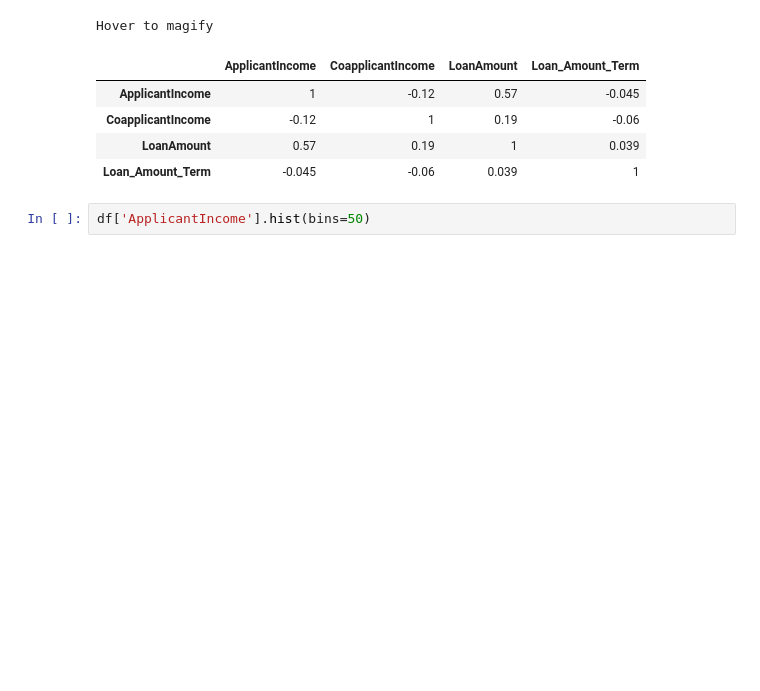
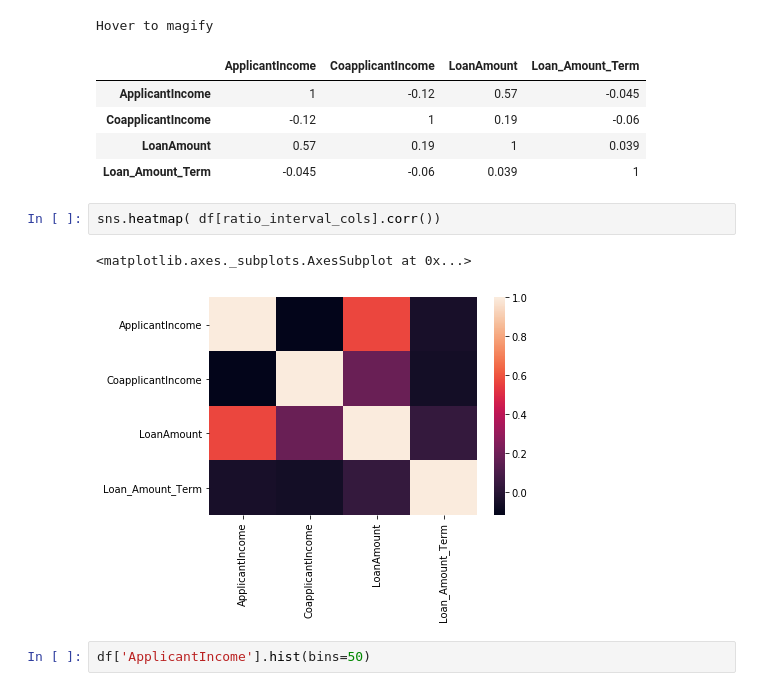
Before and after one commit to virenderdhiman/PyWorkSpace, a Jupyter notebook: LoanPrediction/LoanPredictionV2.ipynb, the cells around one changed output. Saved outputs shown, nothing was run; the diff lists cells and outputs as text; blank space fills up the shorter version.

```diff
--- a/LoanPrediction/LoanPredictionV2.ipynb
+++ b/LoanPrediction/LoanPredictionV2.ipynb
@@ -350,6 +364,11 @@ Hover to magify
 | CoapplicantIncome | -0.12 | 1 | 0.19 | -0.06 |
 | LoanAmount | 0.57 | 0.19 | 1 | 0.039 |
 | Loan_Amount_Term | -0.045 | -0.06 | 0.039 | 1 |
+# %%
+sns.heatmap( df[ratio_interval_cols].corr())
+# %% [output]
+<matplotlib.axes._subplots.AxesSubplot at 0x...>
+[figure, added]
 # %%
 df['ApplicantIncome'].hist(bins=50)
 # %% [output]
```
Also changed, not shown: parts of 4 cells of this notebook.
